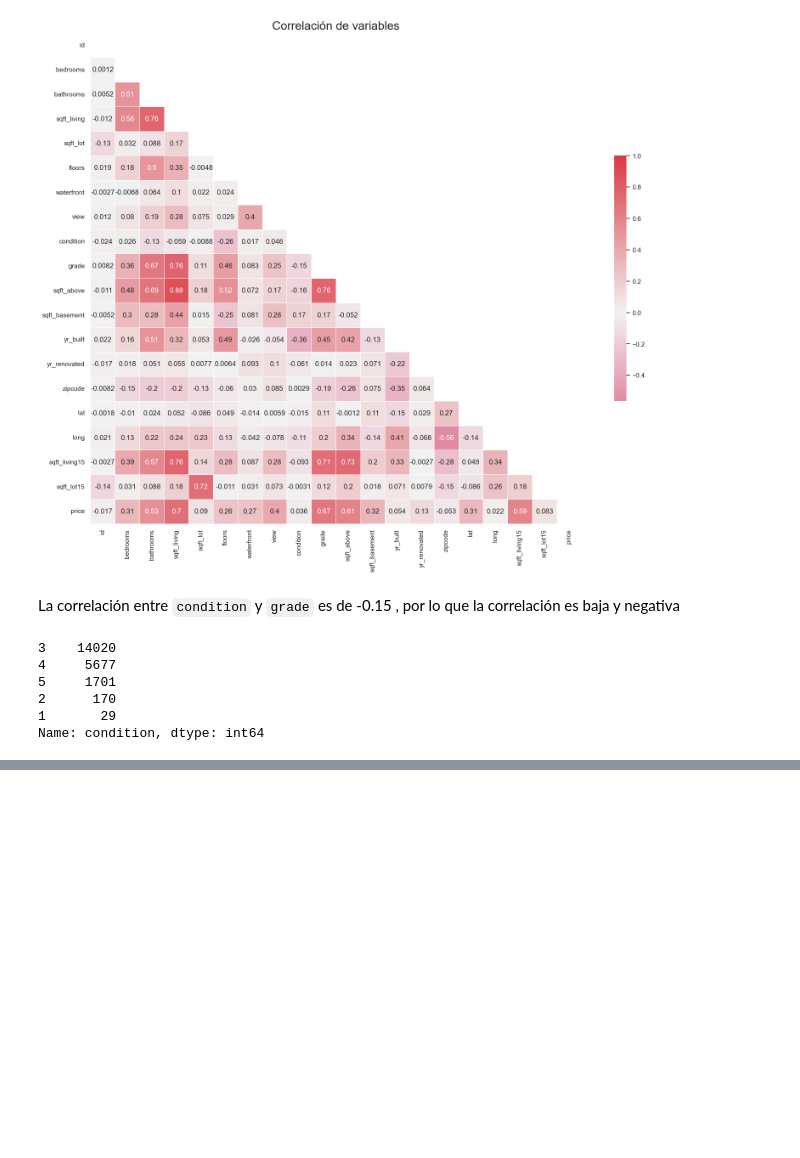
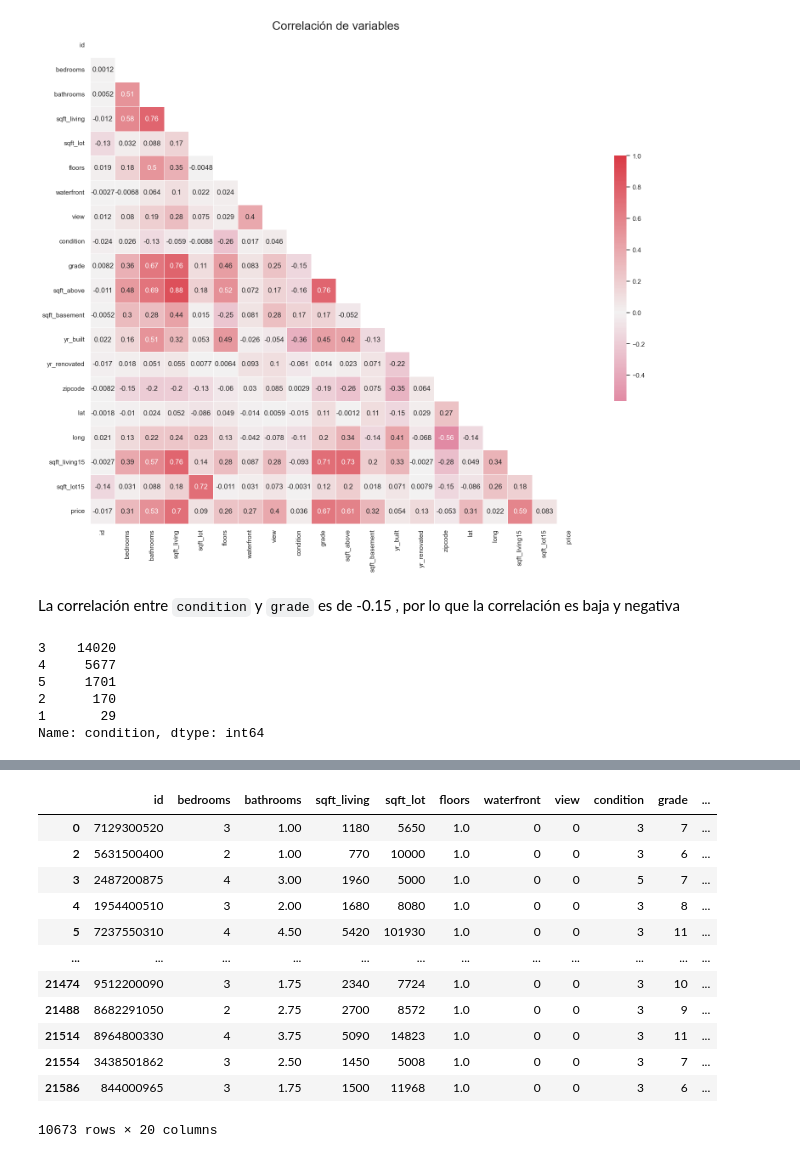
Before and after one commit to GonzaloGmv/Final_project_ironhack, a Jupyter notebook: python_questions.ipynb, the cells around one changed output, grey strips where cells are left out. Cells and saved outputs as stored; diff of their text form; code cells hidden in the pictures; blank space fills up the shorter version.

```diff
--- a/python_questions.ipynb
+++ b/python_questions.ipynb
@@ -225,0 +268,16 @@ Name: condition, dtype: int64
+# %%
+df[df['floors']==1]
+# %% [output]
+|  | id | bedrooms | bathrooms | sqft_living | sqft_lot | floors | waterfront | view | condition | grade | ... |
+| 0 | 7129300520 | 3 | 1.00 | 1180 | 5650 | 1.0 | 0 | 0 | 3 | 7 | ... |
+| 2 | 5631500400 | 2 | 1.00 | 770 | 10000 | 1.0 | 0 | 0 | 3 | 6 | ... |
+| 3 | 2487200875 | 4 | 3.00 | 1960 | 5000 | 1.0 | 0 | 0 | 5 | 7 | ... |
+| 4 | 1954400510 | 3 | 2.00 | 1680 | 8080 | 1.0 | 0 | 0 | 3 | 8 | ... |
+| 5 | 7237550310 | 4 | 4.50 | 5420 | 101930 | 1.0 | 0 | 0 | 3 | 11 | ... |
+| ... | ... | ... | ... | ... | ... | ... | ... | ... | ... | ... | ... |
+| 21474 | 9512200090 | 3 | 1.75 | 2340 | 7724 | 1.0 | 0 | 0 | 3 | 10 | ... |
+| 21488 | 8682291050 | 2 | 2.75 | 2700 | 8572 | 1.0 | 0 | 0 | 3 | 9 | ... |
+| 21514 | 8964800330 | 4 | 3.75 | 5090 | 14823 | 1.0 | 0 | 0 | 3 | 11 | ... |
+| 21554 | 3438501862 | 3 | 2.50 | 1450 | 5008 | 1.0 | 0 | 0 | 3 | 7 | ... |
+| 21586 | 844000965 | 3 | 1.75 | 1500 | 11968 | 1.0 | 0 | 0 | 3 | 6 | ... |
+10673 rows × 20 columns
```
Also changed, not shown: parts of 10 cells of this notebook.
